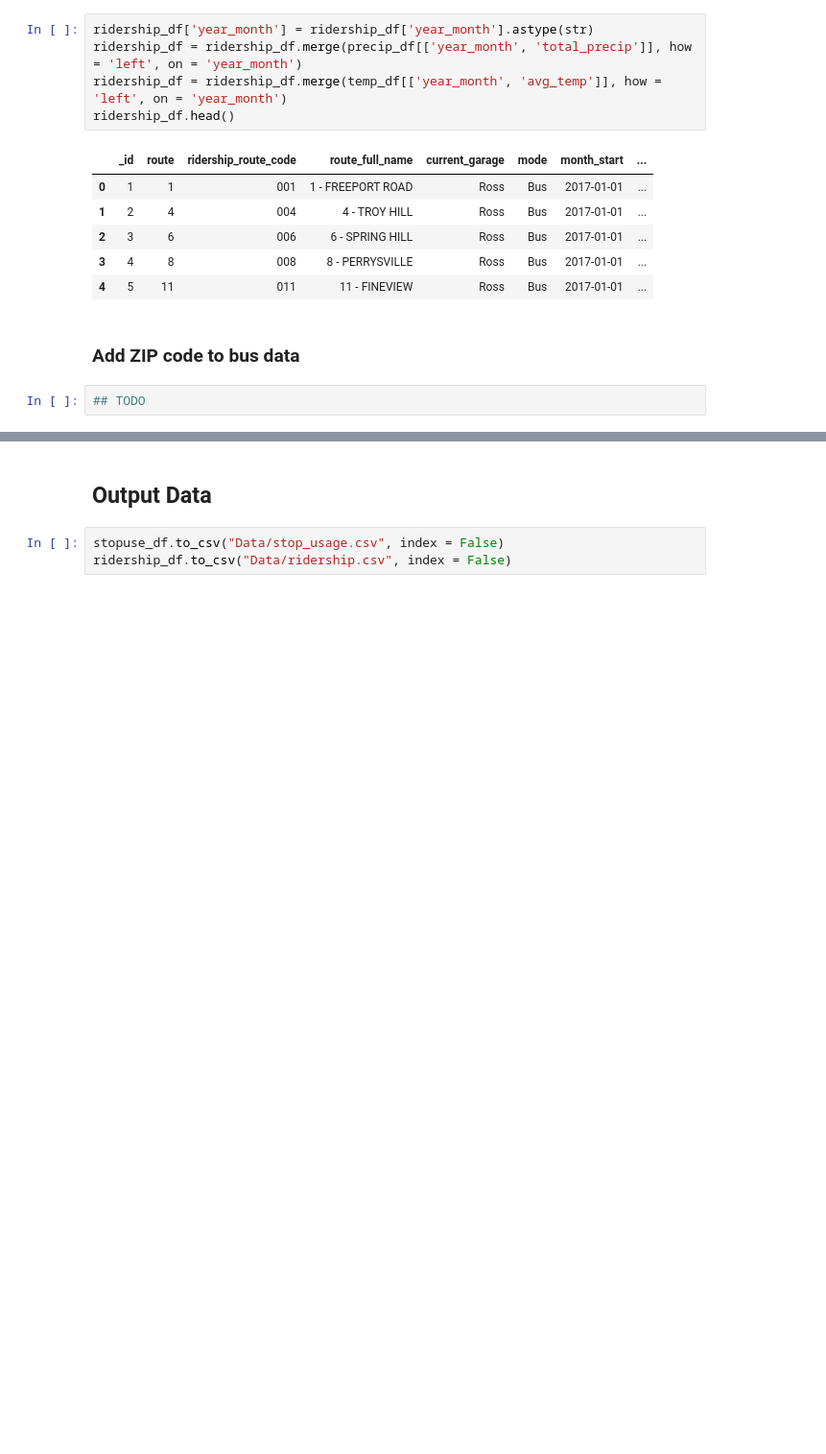
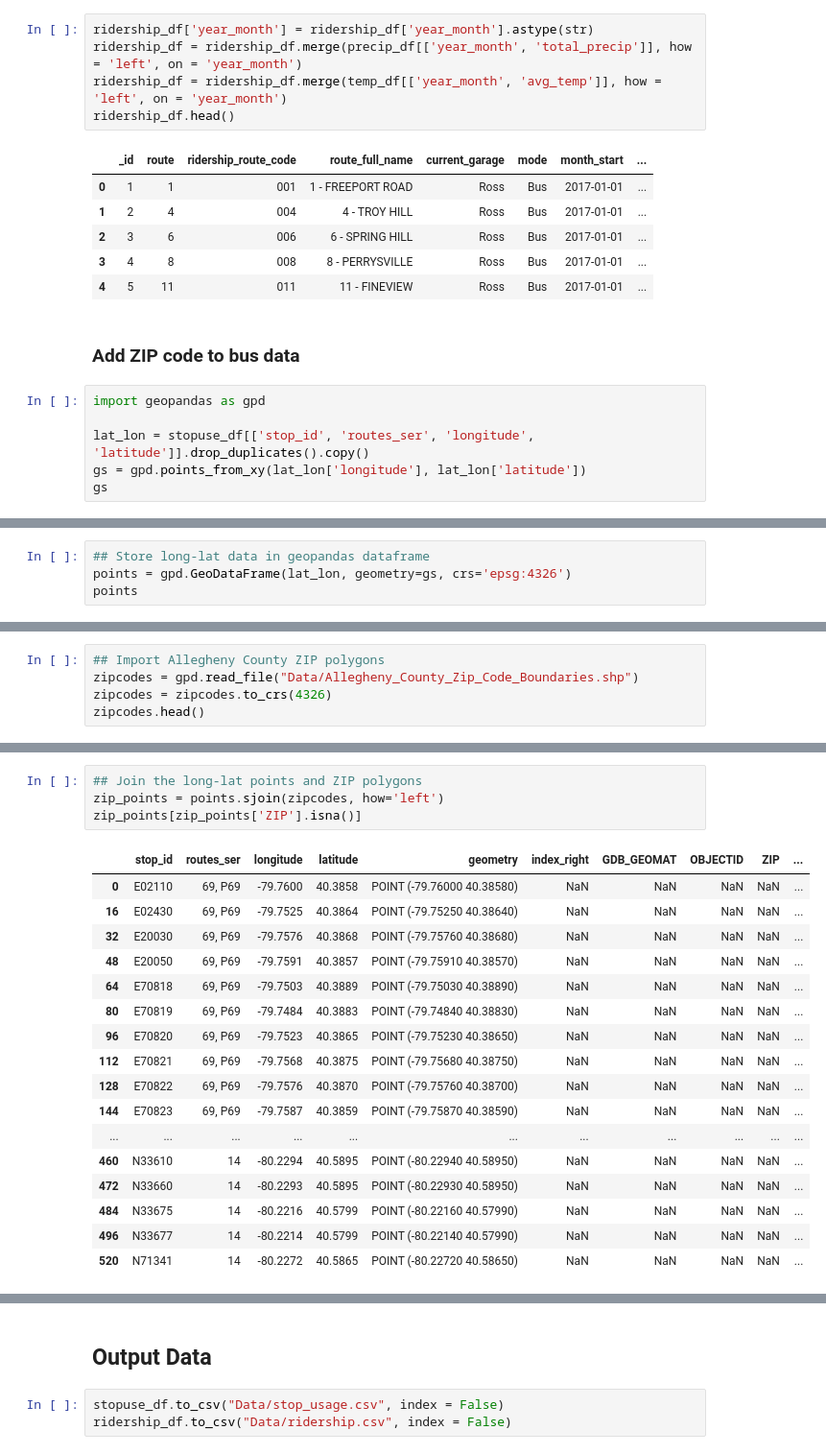
Before and after one commit to KateMunkacsy/90803ML-FinalProject, a Jupyter notebook: initial_data_import.ipynb, the cells around one changed output, grey strips where cells are left out. Shown at 96% size. Saved outputs shown, nothing was run; the diff lists cells and outputs as text; blank space fills up the shorter version.

Commit message:
add: merge ZIP into bus stop data

```diff
--- a/initial_data_import.ipynb
+++ b/initial_data_import.ipynb
@@ -187,4 +187,8 @@ ridership_df.head()
 # %% [markdown]
 ### Add ZIP code to bus data
 # %%
-## TODO
+import geopandas as gpd
+
+lat_lon = stopuse_df[['stop_id', 'routes_ser', 'longitude', 'latitude']].drop_duplicates().copy()
+gs = gpd.points_from_xy(lat_lon['longitude'], lat_lon['latitude'])
+gs
@@ -190,0 +207,4 @@ ridership_df.head()
+# %%
+## Store long-lat data in geopandas dataframe
+points = gpd.GeoDataFrame(lat_lon, geometry=gs, crs='epsg:4326')
+points
@@ -190,0 +225,5 @@ ridership_df.head()
+# %%
+## Import Allegheny County ZIP polygons
+zipcodes = gpd.read_file("Data/Allegheny_County_Zip_Code_Boundaries.shp")
+zipcodes = zipcodes.to_crs(4326)
+zipcodes.head()
@@ -190,0 +237,22 @@ ridership_df.head()
+# %%
+## Join the long-lat points and ZIP polygons
+zip_points = points.sjoin(zipcodes, how='left')
+zip_points[zip_points['ZIP'].isna()]
+# %% [output]
+|  | stop_id | routes_ser | longitude | latitude | geometry | index_right | GDB_GEOMAT | OBJECTID | ZIP | ... |
+| 0 | E02110 | 69, P69 | -79.7600 | 40.3858 | POINT (-79.76000 40.38580) | NaN | NaN | NaN | NaN | ... |
+| 16 | E02430 | 69, P69 | -79.7525 | 40.3864 | POINT (-79.75250 40.38640) | NaN | NaN | NaN | NaN | ... |
+| 32 | E20030 | 69, P69 | -79.7576 | 40.3868 | POINT (-79.75760 40.38680) | NaN | NaN | NaN | NaN | ... |
+| 48 | E20050 | 69, P69 | -79.7591 | 40.3857 | POINT (-79.75910 40.38570) | NaN | NaN | NaN | NaN | ... |
+| 64 | E70818 | 69, P69 | -79.7503 | 40.3889 | POINT (-79.75030 40.38890) | NaN | NaN | NaN | NaN | ... |
+| 80 | E70819 | 69, P69 | -79.7484 | 40.3883 | POINT (-79.74840 40.38830) | NaN | NaN | NaN | NaN | ... |
+| 96 | E70820 | 69, P69 | -79.7523 | 40.3865 | POINT (-79.75230 40.38650) | NaN | NaN | NaN | NaN | ... |
+| 112 | E70821 | 69, P69 | -79.7568 | 40.3875 | POINT (-79.75680 40.38750) | NaN | NaN | NaN | NaN | ... |
+| 128 | E70822 | 69, P69 | -79.7576 | 40.3870 | POINT (-79.75760 40.38700) | NaN | NaN | NaN | NaN | ... |
+| 144 | E70823 | 69, P69 | -79.7587 | 40.3859 | POINT (-79.75870 40.38590) | NaN | NaN | NaN | NaN | ... |
+| ... | ... | ... | ... | ... | ... | ... | ... | ... | ... | ... |
+| 460 | N33610 | 14 | -80.2294 | 40.5895 | POINT (-80.22940 40.58950) | NaN | NaN | NaN | NaN | ... |
+| 472 | N33660 | 14 | -80.2293 | 40.5895 | POINT (-80.22930 40.58950) | NaN | NaN | NaN | NaN | ... |
+| 484 | N33675 | 14 | -80.2216 | 40.5799 | POINT (-80.22160 40.57990) | NaN | NaN | NaN | NaN | ... |
+| 496 | N33677 | 14 | -80.2214 | 40.5799 | POINT (-80.22140 40.57990) | NaN | NaN | NaN | NaN | ... |
+| 520 | N71341 | 14 | -80.2272 | 40.5865 | POINT (-80.22720 40.58650) | NaN | NaN | NaN | NaN | ... |
```
Also changed, not shown: parts of 6 cells of this notebook, 6 other files.
